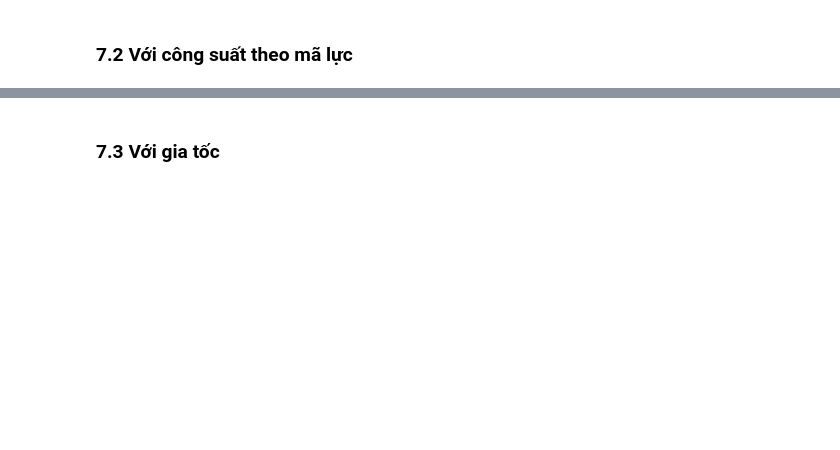
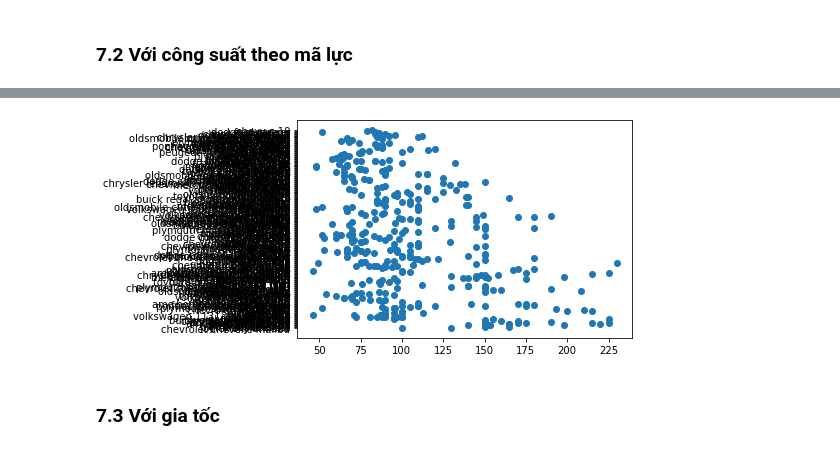
Before and after one commit to tiesen243/data-analyst, a Jupyter notebook: midterm-practice/mpg_ex.ipynb, the cells around one changed output, grey strips where cells are left out. Saved outputs shown, nothing was run; the diff lists cells and outputs as text; code cells hidden in the pictures; blank space fills up the shorter version.

```diff
--- a/midterm-practice/mpg_ex.ipynb
+++ b/midterm-practice/mpg_ex.ipynb
@@ -123,2 +146,8 @@ Thử vẽ bằng đồ thị scatter plot.
+# %%
+plt.scatter(mpg['horsepower'],mpg['name'])
+
+plt.show()
+# %% [output]
+[figure, added]
 # %% [markdown]
 ### 7.3 Với gia tốc
```
Also changed, not shown: parts of 6 cells of this notebook.
